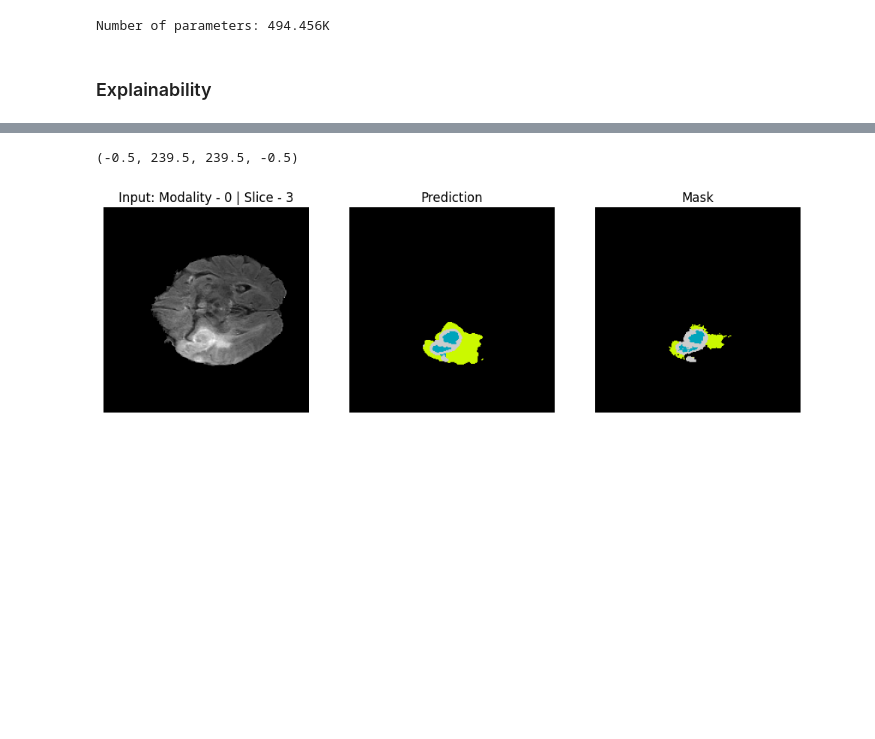
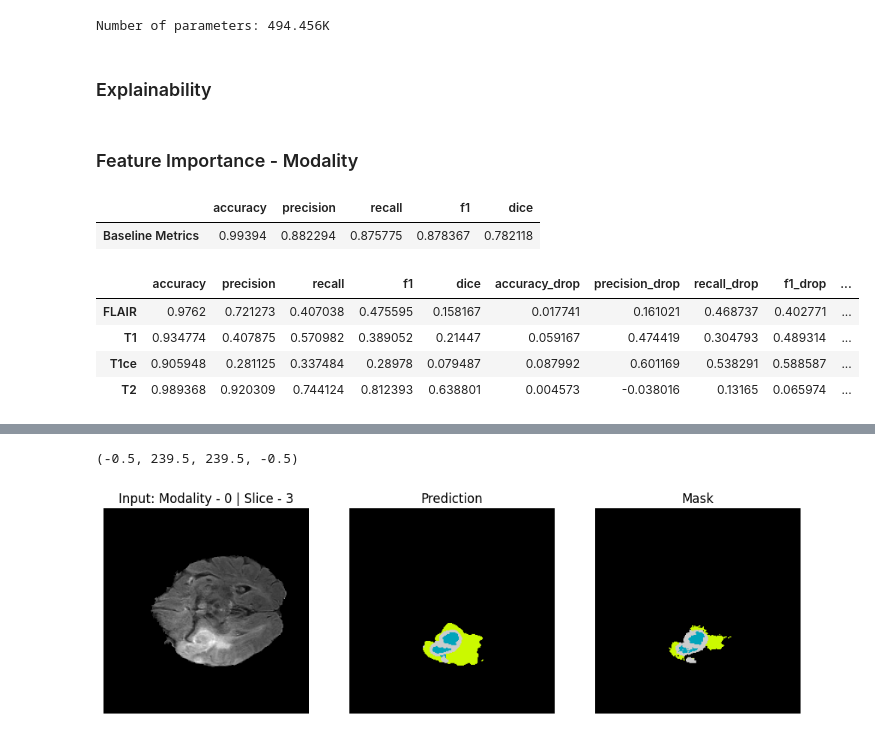
Before and after one commit to hakeematyab/Reliable-Explainable-Brain-Tumor-Segmentation, a Jupyter notebook: notebooks/ModelExplainability.ipynb, the cells around one changed output, grey strips where cells are left out. Cells and saved outputs as stored; diff of their text form; code cells hidden in the pictures; blank space fills up the shorter version.

```diff
--- a/notebooks/ModelExplainability.ipynb
+++ b/notebooks/ModelExplainability.ipynb
@@ -354,0 +357,2 @@ def release_cuda_memory():
+# %% [markdown]
+### Feature Importance - Modality
@@ -354,0 +405,5 @@ def release_cuda_memory():
+# %%
+pd.DataFrame({'Baseline Metrics':baseline_metrics }).T.drop(['confusion_matrix'],axis=1)
+# %% [output]
+|  | accuracy | precision | recall | f1 | dice |
+| Baseline Metrics | 0.99394 | 0.882294 | 0.875775 | 0.878367 | 0.782118 |
@@ -354,0 +460,8 @@ def release_cuda_memory():
+# %%
+pd.DataFrame(metrics_collection).T.drop(['confusion_matrix'],axis=1)
+# %% [output]
+|  | accuracy | precision | recall | f1 | dice | accuracy_drop | precision_drop | recall_drop | f1_drop | ... |
+| FLAIR | 0.9762 | 0.721273 | 0.407038 | 0.475595 | 0.158167 | 0.017741 | 0.161021 | 0.468737 | 0.402771 | ... |
+| T1 | 0.934774 | 0.407875 | 0.570982 | 0.389052 | 0.21447 | 0.059167 | 0.474419 | 0.304793 | 0.489314 | ... |
+| T1ce | 0.905948 | 0.281125 | 0.337484 | 0.28978 | 0.079487 | 0.087992 | 0.601169 | 0.538291 | 0.588587 | ... |
+| T2 | 0.989368 | 0.920309 | 0.744124 | 0.812393 | 0.638801 | 0.004573 | -0.038016 | 0.13165 | 0.065974 | ... |
```
Also changed, not shown: parts of 8 cells of this notebook.
